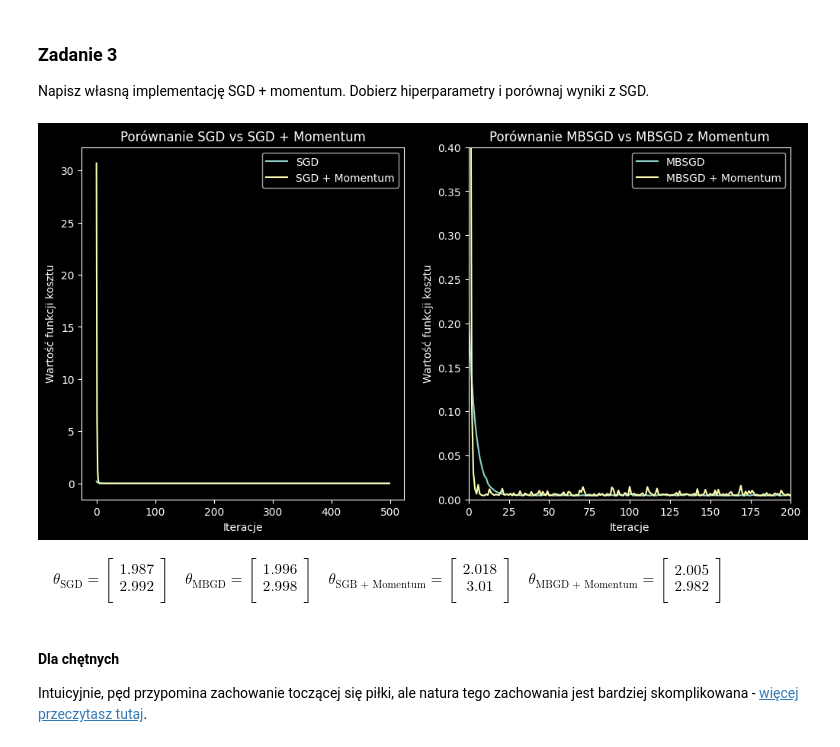
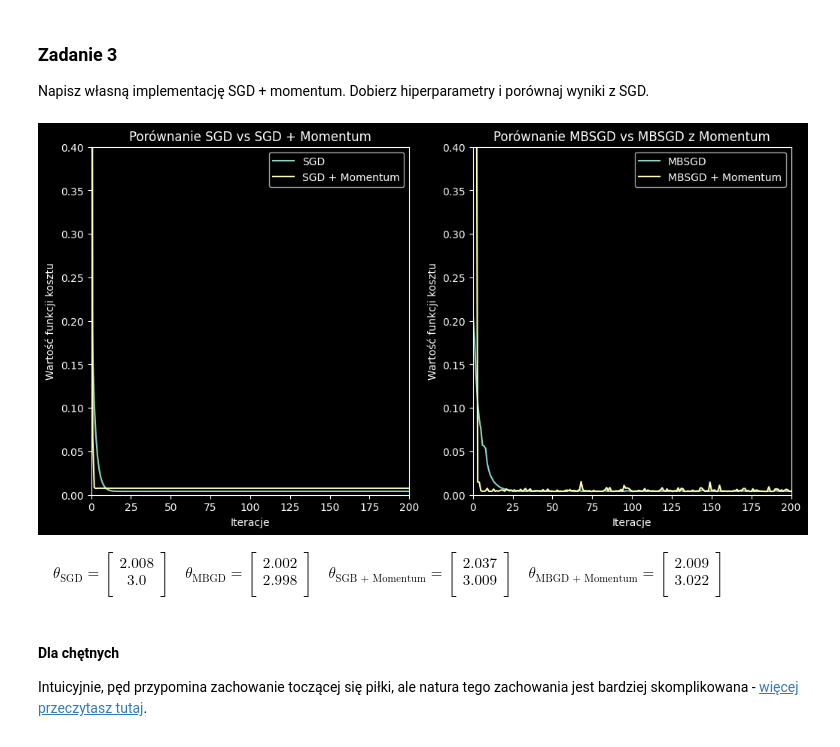
Before and after one commit to Eikthyrnir/UAM_labs, a Jupyter notebook: w3/03_regularyzacja.ipynb, the cells around one changed output. Cells and saved outputs as stored; diff of their text form; code cells hidden in the pictures.

```diff
--- a/w3/03_regularyzacja.ipynb
+++ b/w3/03_regularyzacja.ipynb
@@ -441,38 +443,41 @@ theta_mbgd_m, logs_mbgd_m = mini_batch_gradient_descent_momentum(loss_lm, loss_l
                                                                  alpha=0.01, num_epochs=500)
 
 fig, axes = plt.subplots(1, 2, figsize=(12, 6))
 
 axes[0].plot(logs_sgd, label="SGD")
 axes[0].plot(logs_sgd_m, label="SGD + Momentum")
 
+axes[0].set_ylim(0, 0.4)
+axes[0].set_xlim(0, 200)
+
 axes[0].set_xlabel("Iteracje")
 axes[0].set_ylabel("Wartość funkcji kosztu")
 axes[0].set_title("Porównanie SGD vs SGD + Momentum")
-axes[1].set_ylim(0, 0.1)
-axes[1].set_xlim(0, 200)
 axes[0].legend()
 
 # Второй график
 axes[1].plot(logs_mbgd, label="MBSGD")
 axes[1].plot(logs_mbgd_m, label="MBSGD + Momentum")
 
+axes[1].set_ylim(0, 0.4)
+axes[1].set_xlim(0, 200)
+
 axes[1].set_xlabel("Iteracje")
 axes[1].set_ylabel("Wartość funkcji kosztu")
 axes[1].set_title("Porównanie MBSGD vs MBSGD z Momentum")
-axes[1].set_ylim(0, 0.4)
 axes[1].legend()
 plt.show()
 
 display(
     Math(''
          + '\quad \\theta_{\\text{SGD}}=' + f'{display_matrix(theta_sgd)}'
          + '\quad \\theta_{\\text{MBGD}}=' + f'{display_matrix(theta_mbgd)}'
          + '\quad \\theta_{\\text{SGB + Momentum}}=' + f'{display_matrix(theta_sgd_m)}'
          + '\quad \\theta_{\\text{MBGD + Momentum}}=' + f'{display_matrix(theta_mbgd_m)}'),
 )
 # %% [output]
-[figure, old version]
+[figure, new version]
-$\displaystyle \quad \theta_{\text{SGD}}=\begin{bmatrix} 1.987 \\ 2.992 \\ \end{bmatrix}\quad \theta_{\text{MBGD}}=\begin{bmatrix} 1.996 \\ 2.998 \\ \end{bmatrix}\quad \theta_{\text{SGB + Momentum}}=\begin{bmatrix} 2.018 \\ 3.01 \\ \end{bmatrix}\quad \theta_{\text{MBGD + Momentum}}=\begin{bmatrix} 2.005 \\ 2.982 \\ \end{bmatrix}$
+$\displaystyle \quad \theta_{\text{SGD}}=\begin{bmatrix} 2.008 \\ 3.0 \\ \end{bmatrix}\quad \theta_{\text{MBGD}}=\begin{bmatrix} 2.002 \\ 2.998 \\ \end{bmatrix}\quad \theta_{\text{SGB + Momentum}}=\begin{bmatrix} 2.037 \\ 3.009 \\ \end{bmatrix}\quad \theta_{\text{MBGD + Momentum}}=\begin{bmatrix} 2.009 \\ 3.022 \\ \end{bmatrix}$
 # %% [markdown]
 #### Dla chętnych
 Intuicyjnie, pęd przypomina zachowanie toczącej się piłki, ale natura tego zachowania jest bardziej skomplikowana - [więcej przeczytasz tutaj](https://distill.pub/2017/momentum/).
```
Also changed, not shown: parts of 8 cells of this notebook.
